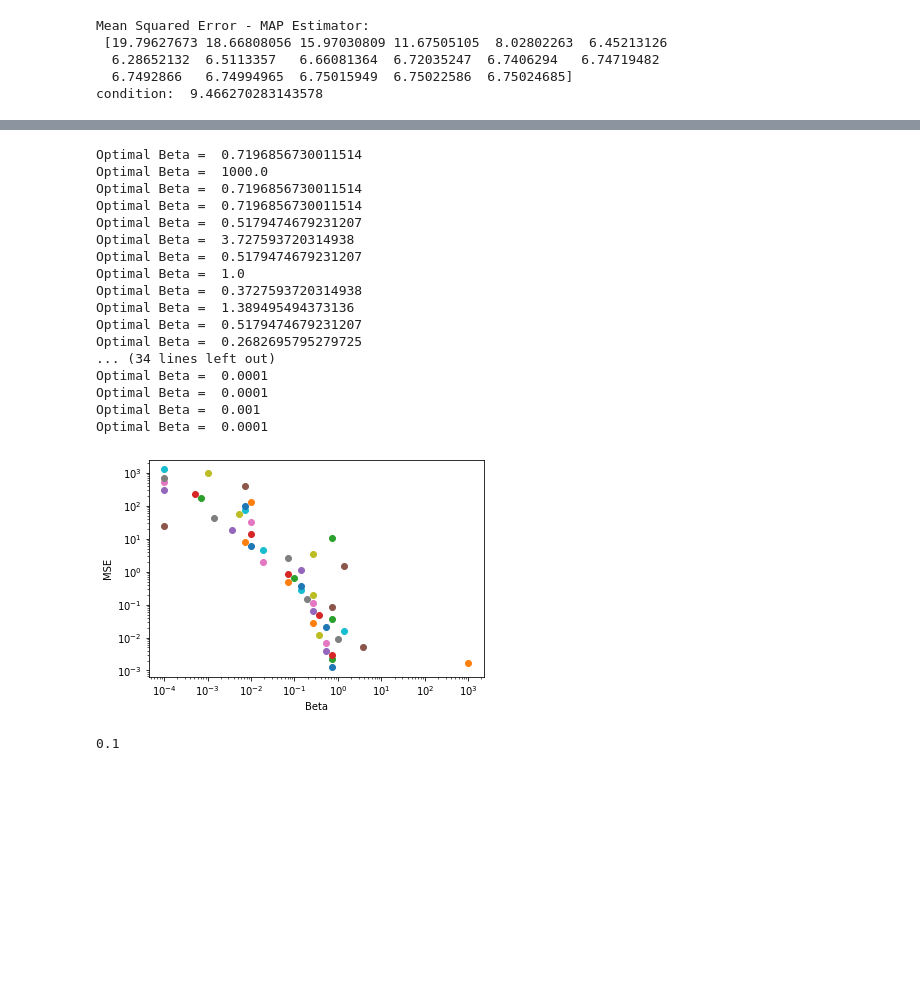
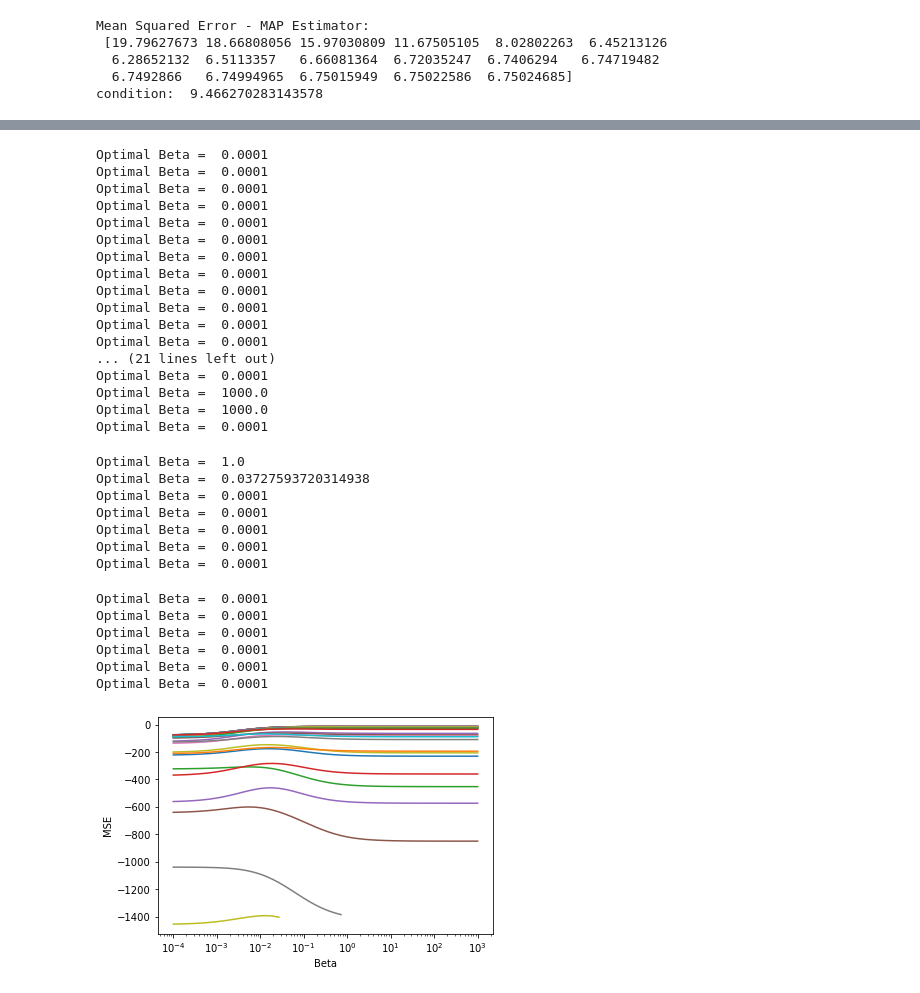
Before and after one commit to meuliano/EECE5644, a Jupyter notebook: HW3/hw3_2.ipynb, the cells around one changed output, grey strips where cells are left out. Saved outputs shown, nothing was run; the diff lists cells and outputs as text; code cells hidden in the pictures; blank space fills up the shorter version.

```diff
--- a/HW3/hw3_2.ipynb
+++ b/HW3/hw3_2.ipynb
@@ -107,7 +107,8 @@ z_mu = np.zeros(n)
 z_sigma = alpha*np.eye(n)
 z_train = multivariate_normal.rvs(z_mu,z_sigma,N_train)
 
-
+alpha_sweep = [0.01,0.1,1,10,100]
+# alpha_sweep = [1]
 y_train_sweep = []
 # Alpha Sweep Loop
 for alpha_ind in range(len(alpha_sweep)):
@@ -120,3 +238,20 @@ for alpha_ind in range(len(alpha_sweep)):
+# %%
+def meanSquaredError(w, x, y):
+    N = len(y)
+    x_tilde = np.vstack((np.ones(x.shape[0]), x.T))
+    error = (y-x_tilde.T.dot(w))**2
+    mse = np.sum(error)/N
+    return mse
+
+# Negative Log Likelihood (NLL) loss
+def nll_loss(w, X, y, sigma=1):
+    x_tilde = np.vstack((np.ones(X.shape[0]), X.T))
+    error = (y-x_tilde.T.dot(w))
+    # Compute log-likelihood function, setting mu=0 as we're estimating it
+    log_lld = np.sum(np.log(multivariate_normal.pdf(error, 0, sigma)))
+
+    # Return NLL
+    return log_lld
 # %%
 betas = np.logspace(-4,3) # 50 Beta vals to try from 1e-4 to 1e3
 cv = KFold(n_splits=5, shuffle=True) # Setup KFold with 5 folds
@@ -124,59 +259,70 @@ mse_map = np.empty((50, 5)) # Allocate space for matrix of MSEs
 
 plt.figure()
 alpha_ind = 0
+beta_opts = []
 # Perform Cross-Validation
 for y_train in y_train_sweep:
     # y_train = (a.dot(x_train.T+z_train.T)).T + v_train
     for fold, (train_indices, valid_indices) in enumerate(cv.split(x_train)):
         # Extract the training and validation sets from the K-fold split
         X_train_k = x_train[train_indices]
         y_train_k = y_train[train_indices]
         X_valid_k = x_train[valid_indices]
         y_valid_k = y_train[valid_indices]
 
         # Find Parameter Vector using MAP equation for each fold and for each value of beta
         w_maps = np.array([mapParamEstimate(X_train_k,y_train_k,beta,v_sigma) for beta in betas])
         # Find the MSE for each generated param vector using validation set
-        mse_map[:,fold] = np.array([meanSquaredError(w_map, X_valid_k, y_valid_k) for w_map in w_maps])
+        mse_map[:,fold] = np.array([nll_loss(w_map, X_valid_k, y_valid_k) for w_map in w_maps])
 
     # Average across each fold - results in MSE averaged estimate for each Beta value
     avgs = [np.average(mse_map[i,:]) for i in range(mse_map.shape[0])]
 
     beta_opt = betas[avgs.index(np.min(avgs))]
+    beta_opts.append(beta_opt)
     print("Optimal Beta = ", beta_opt)
-    alpha_val = alpha_sweep[alpha_ind]
-    alpha_ind = alpha_ind + 1
+    # alpha_val = alpha_sweep[alpha_ind]
+    # alpha_ind = alpha_ind + 1
 
 
     # TURN THIS INTO TWO FIGURES!
     # plt.scatter(beta_opt,alpha_val)
 
     plt.plot(betas,avgs)
 plt.xscale('log')
-plt.yscale('log')
+# plt.yscale('log')
 plt.xlabel("Beta")
 plt.ylabel("MSE")
 plt.show()
 # %% [output]
-Optimal Beta =  0.7196856730011514
-Optimal Beta =  1000.0
-Optimal Beta =  0.7196856730011514
-Optimal Beta =  0.7196856730011514
-Optimal Beta =  0.5179474679231207
-Optimal Beta =  3.727593720314938
-Optimal Beta =  0.5179474679231207
-Optimal Beta =  1.0
-Optimal Beta =  0.3727593720314938
-Optimal Beta =  1.389495494373136
-Optimal Beta =  0.5179474679231207
-Optimal Beta =  0.2682695795279725
-... (34 lines left out)
 Optimal Beta =  0.0001
 Optimal Beta =  0.0001
-Optimal Beta =  0.001
 Optimal Beta =  0.0001
+Optimal Beta =  0.0001
+Optimal Beta =  0.0001
+Optimal Beta =  0.0001
+Optimal Beta =  0.0001
+Optimal Beta =  0.0001
+Optimal Beta =  0.0001
+Optimal Beta =  0.0001
+Optimal Beta =  0.0001
+Optimal Beta =  0.0001
+... (21 lines left out)
+Optimal Beta =  0.0001
+Optimal Beta =  1000.0
+Optimal Beta =  1000.0
+Optimal Beta =  0.0001
+Optimal Beta =  1.0
+Optimal Beta =  0.03727593720314938
+Optimal Beta =  0.0001
+Optimal Beta =  0.0001
+Optimal Beta =  0.0001
+Optimal Beta =  0.0001
+Optimal Beta =  0.0001
+Optimal Beta =  0.0001
+Optimal Beta =  0.0001
+Optimal Beta =  0.0001
+Optimal Beta =  0.0001
+Optimal Beta =  0.0001
+Optimal Beta =  0.0001
-[figure, old version]
+[figure, new version]
-# %%
-betas[avgs.index(np.min(avgs))]
-# %% [output]
-0.1
```
Also changed, not shown: parts of 7 cells of this notebook.
